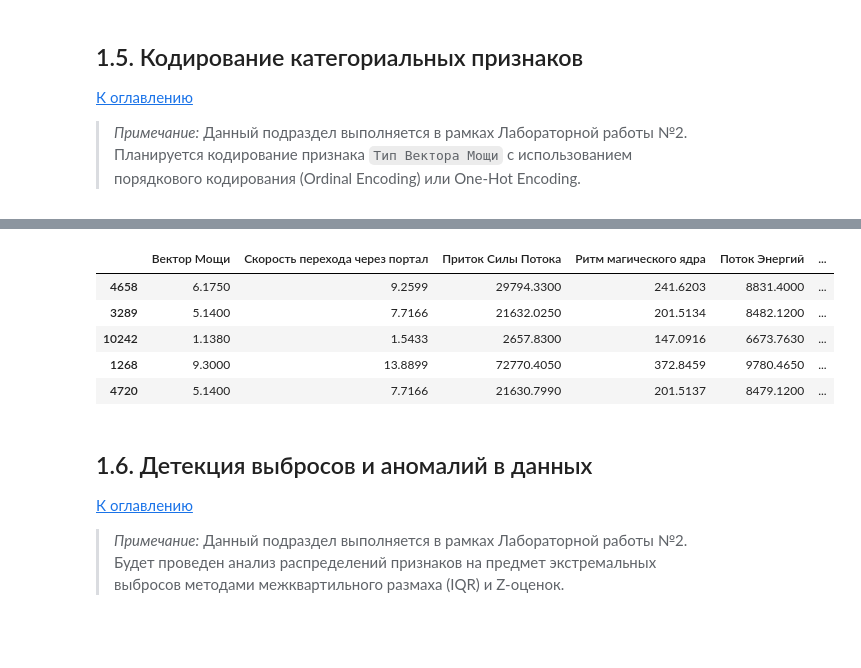
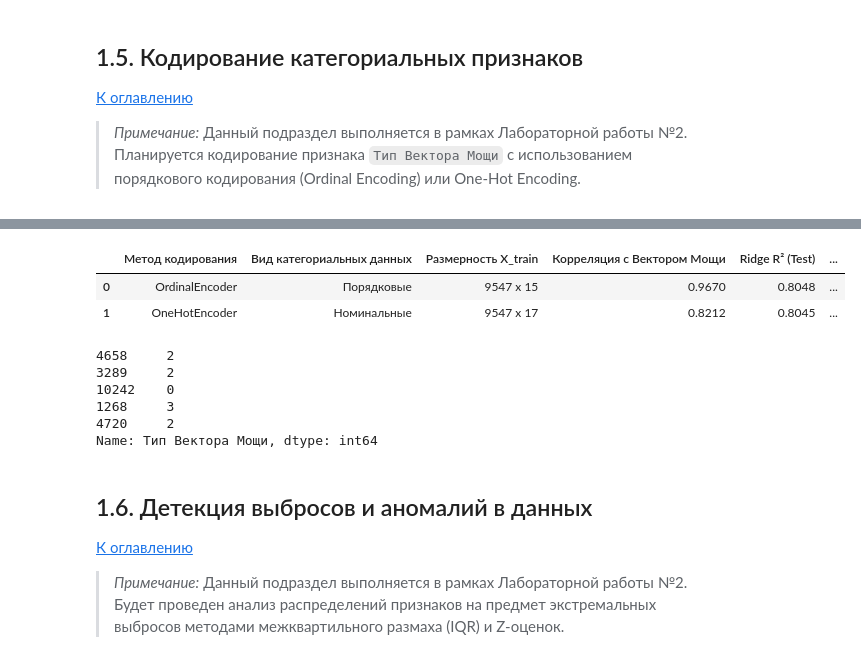
Before and after one commit to viacheslavdevelop/praktikum, a Jupyter notebook: Lab2/Lab2_1.ipynb, the cells around one changed output, grey strips where cells are left out. Saved outputs shown, nothing was run; the diff lists cells and outputs as text; code cells hidden in the pictures; blank space fills up the shorter version.

```diff
--- a/Lab2/Lab2_1.ipynb
+++ b/Lab2/Lab2_1.ipynb
@@ -698,3 +701,9 @@ ordinal_encoder = OrdinalEncoder(
     handle_unknown='use_encoded_value',
     unknown_value=-1
 )
+# %%
+X_train_ord = X_train.copy()
+X_test_ord = X_test.copy()
+
+X_train_ord[cat_col] = ordinal_encoder.fit_transform(X_train[[cat_col]])
+X_test_ord[cat_col] = ordinal_encoder.transform(X_test[[cat_col]])
@@ -701,15 +752,60 @@ ordinal_encoder = OrdinalEncoder(
+# %%
+from sklearn.linear_model import Ridge
+from sklearn.ensemble import RandomForestRegressor
+from sklearn.metrics import mean_absolute_error, root_mean_squared_error, r2_score
+
+sc_ord = StandardScaler()
+ridge_ord = Ridge(random_state=RANDOM_STATE).fit(sc_ord.fit_transform(X_train_ord), y_train)
+pred_ridge_ord = ridge_ord.predict(sc_ord.transform(X_test_ord))
+
+sc_ohe = StandardScaler()
+ridge_ohe = Ridge(random_state=RANDOM_STATE).fit(sc_ohe.fit_transform(X_train_ohe), y_train)
+pred_ridge_ohe = ridge_ohe.predict(sc_ohe.transform(X_test_ohe))
+
+rf_ord = RandomForestRegressor(n_estimators=50, random_state=RANDOM_STATE, n_jobs=-1).fit(X_train_ord, y_train)
+pred_rf_ord = rf_ord.predict(X_test_ord)
+
+rf_ohe = RandomForestRegressor(n_estimators=50, random_state=RANDOM_STATE, n_jobs=-1).fit(X_train_ohe, y_train)
+pred_rf_ohe = rf_ohe.predict(X_test_ohe)
+
+encoding_comparison_df = pd.DataFrame([
+    {
+        'Метод кодирования': 'OrdinalEncoder',
+        'Вид категориальных данных': 'Порядковые',
+        'Размерность X_train': f"{X_train_ord.shape[0]} x {X_train_ord.shape[1]}",
+        'Корреляция с Вектором Мощи': round(X_train_ord[cat_col].corr(X_train_ord['Вектор Мощи']), 4),
+        'Ridge R² (Test)': round(r2_score(y_test, pred_ridge_ord), 5),
+        'RF RMSE (Test)': round(root_mean_squared_error(y_test, pred_rf_ord), 6),
+        'RF R² (Test)': round(r2_score(y_test, pred_rf_ord), 5)
+    },
+    {
+        'Метод кодирования': "OneHotEncoder",
+        'Вид категориальных данных': 'Номинальные',
+        'Размерность X_train': f"{X_train_ohe.shape[0]} x {X_train_ohe.shape[1]}",
+        'Корреляция с Вектором Мощи': round(X_train_ohe[ohe_col_names[-1]].corr(X_train_ohe['Вектор Мощи']), 4),
+        'Ridge R² (Test)': round(r2_score(y_test, pred_ridge_ohe), 5),
+        'RF RMSE (Test)': round(root_mean_squared_error(y_test, pred_rf_ohe), 6),
+        'RF R² (Test)': round(r2_score(y_test, pred_rf_ohe), 5)
+    }
+])
+
+display(encoding_comparison_df)
+# %% [output]
+|  | Метод кодирования | Вид категориальных данных | Размерность X_train | Корреляция с Вектором Мощи | Ridge R² (Test) | ... |
+| 0 | OrdinalEncoder | Порядковые | 9547 x 15 | 0.9670 | 0.8048 | ... |
+| 1 | OneHotEncoder | Номинальные | 9547 x 17 | 0.8212 | 0.8045 | ... |
 # %%
 X_train[cat_col] = ordinal_encoder.fit_transform(X_train[[cat_col]])
 X_test[cat_col] = ordinal_encoder.transform(X_test[[cat_col]])
-
-display(X_train.head())
-# %% [output]
-|  | Вектор Мощи | Скорость перехода через портал | Приток Силы Потока | Ритм магического ядра | Поток Энергий | ... |
-| 4658 | 6.1750 | 9.2599 | 29794.3300 | 241.6203 | 8831.4000 | ... |
-| 3289 | 5.1400 | 7.7166 | 21632.0250 | 201.5134 | 8482.1200 | ... |
-| 10242 | 1.1380 | 1.5433 | 2657.8300 | 147.0916 | 6673.7630 | ... |
-| 1268 | 9.3000 | 13.8899 | 72770.4050 | 372.8459 | 9780.4650 | ... |
-| 4720 | 5.1400 | 7.7166 | 21630.7990 | 201.5137 | 8479.1200 | ... |
+# %%
+display(X_train[cat_col][:5])
+# %% [output]
+4658     2
+3289     2
+10242    0
+1268     3
+4720     2
+Name: Тип Вектора Мощи, dtype: int64
 # %% [markdown]
 <a id="16-детекция-выбросов-и-аномалий-в-данных"></a>
 ## 1.6. Детекция выбросов и аномалий в данных
```
Also changed, not shown: parts of 8 cells of this notebook.
